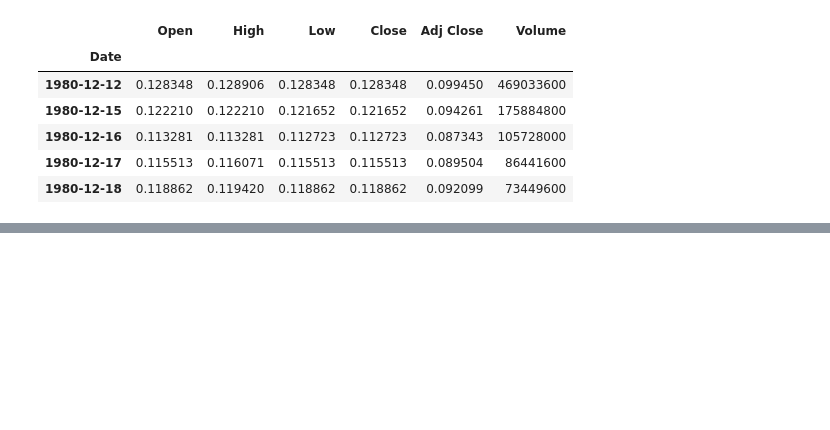
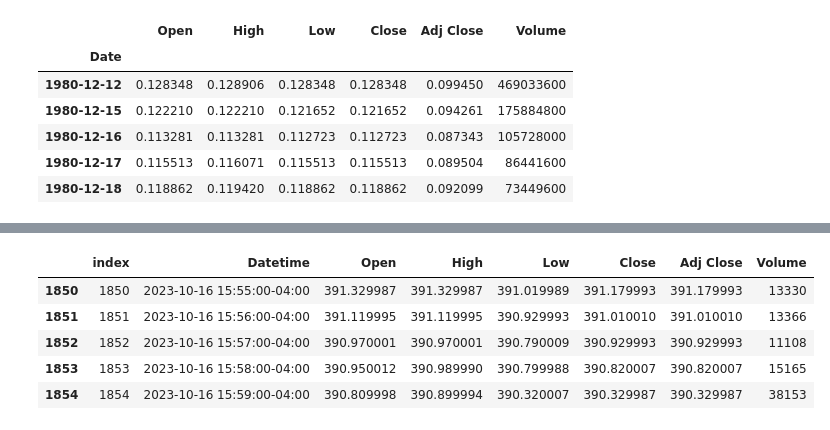
Before and after one commit to nlsrikanth7/stock_app, a Jupyter notebook: research/01_data_ingestion.ipynb, the cells around one changed output, grey strips where cells are left out. Cells and saved outputs as stored; diff of their text form; code cells hidden in the pictures; blank space fills up the shorter version.

```diff
--- a/research/01_data_ingestion.ipynb
+++ b/research/01_data_ingestion.ipynb
@@ -48,0 +160,9 @@ for stock in stock_list:
+# %%
+DE.tail()
+# %% [output]
+|  | index | Datetime | Open | High | Low | Close | Adj Close | Volume |
+| 1850 | 1850 | 2023-10-16 15:55:00-04:00 | 391.329987 | 391.329987 | 391.019989 | 391.179993 | 391.179993 | 13330 |
+| 1851 | 1851 | 2023-10-16 15:56:00-04:00 | 391.119995 | 391.119995 | 390.929993 | 391.010010 | 391.010010 | 13366 |
+| 1852 | 1852 | 2023-10-16 15:57:00-04:00 | 390.970001 | 390.970001 | 390.790009 | 390.929993 | 390.929993 | 11108 |
+| 1853 | 1853 | 2023-10-16 15:58:00-04:00 | 390.950012 | 390.989990 | 390.799988 | 390.820007 | 390.820007 | 15165 |
+| 1854 | 1854 | 2023-10-16 15:59:00-04:00 | 390.809998 | 390.899994 | 390.320007 | 390.329987 | 390.329987 | 38153 |
```
Also changed, not shown: parts of 16 cells of this notebook, 29 other files.
